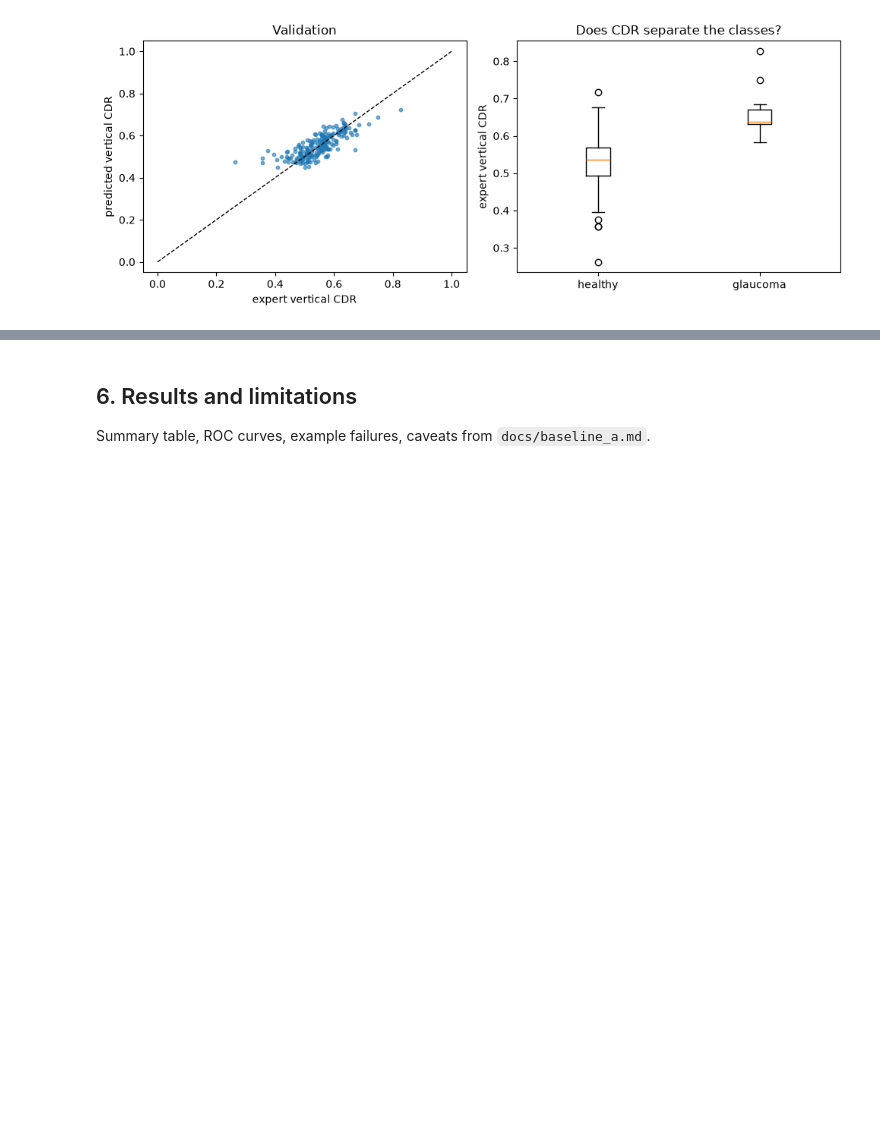
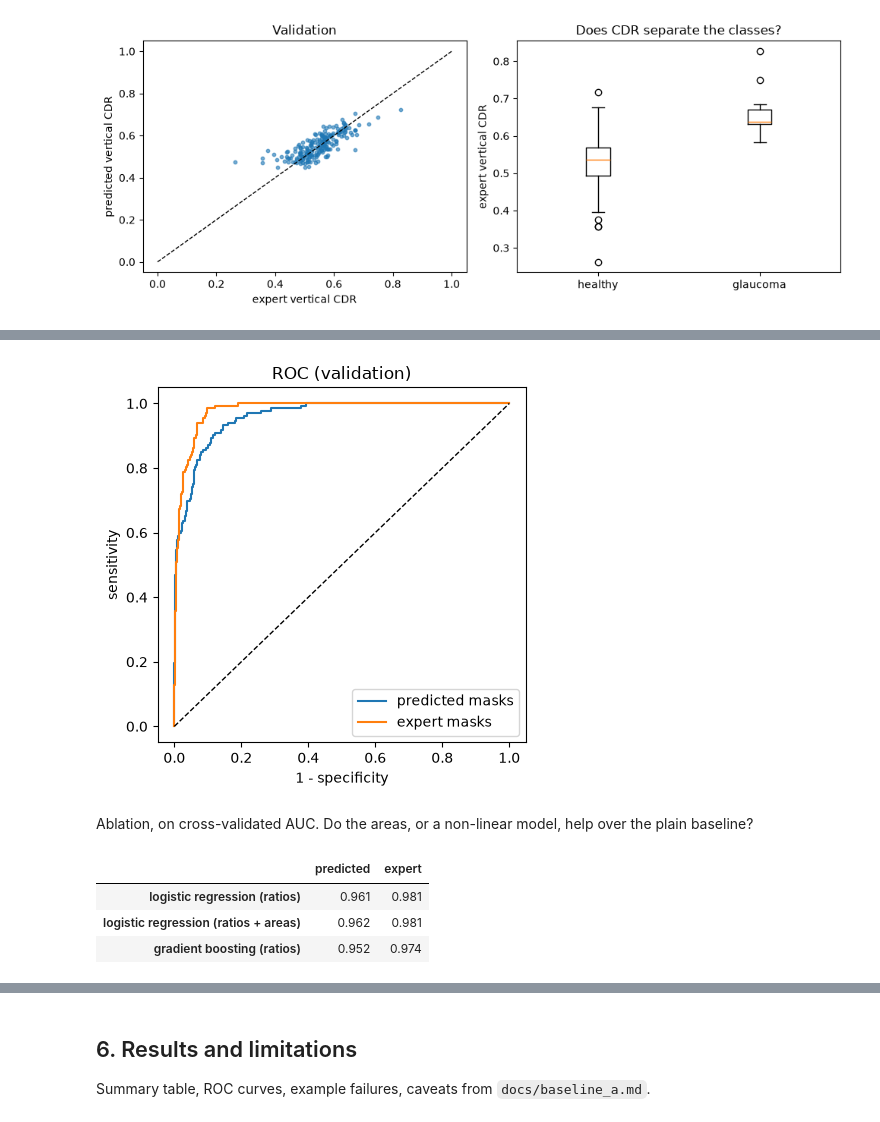
Before and after one commit to aman2712/glaucoma-prediction, a Jupyter notebook: notebooks/03_baseline_a.ipynb, the cells around one changed output, grey strips where cells are left out. Drawn from its saved outputs; the diff is of its cells as text; code cells hidden in the pictures; blank space fills up the shorter version.

```diff
--- a/notebooks/03_baseline_a.ipynb
+++ b/notebooks/03_baseline_a.ipynb
@@ -169,4 +123,0 @@ pd.DataFrame({source: ablation(measurements, source, config, results[source].bes
-# %%
-CLF_DIR.mkdir(parents=True, exist_ok=True)
-for source, r in results.items():
-    joblib.dump({'model': r.model, 'threshold': r.threshold, 'features': config['features']}, CLF_DIR / f'baseline_a_{source}.joblib')
@@ -175,0 +156,14 @@ Run once on CHAKSU test and PAPILA: AUC, sensitivity, specificity, sensitivity a
+# %%
+plot_roc({f'{source} masks': (r.labels, r.out_of_fold_score) for source, r in results.items()});
+# %% [output]
+[figure, added]
+# %% [markdown]
+Ablation, on cross-validated AUC. Do the areas, or a non-linear model, help over the plain baseline?
+# %%
+pd.DataFrame({source: ablation(measurements, source, config, results[source].best_c)
+              for source in results}).round(3)
+# %% [output]
+|  | predicted | expert |
+| logistic regression (ratios) | 0.961 | 0.981 |
+| logistic regression (ratios + areas) | 0.962 | 0.981 |
+| gradient boosting (ratios) | 0.952 | 0.974 |
```
Also changed, not shown: parts of 18 cells of this notebook, 1 other file.
